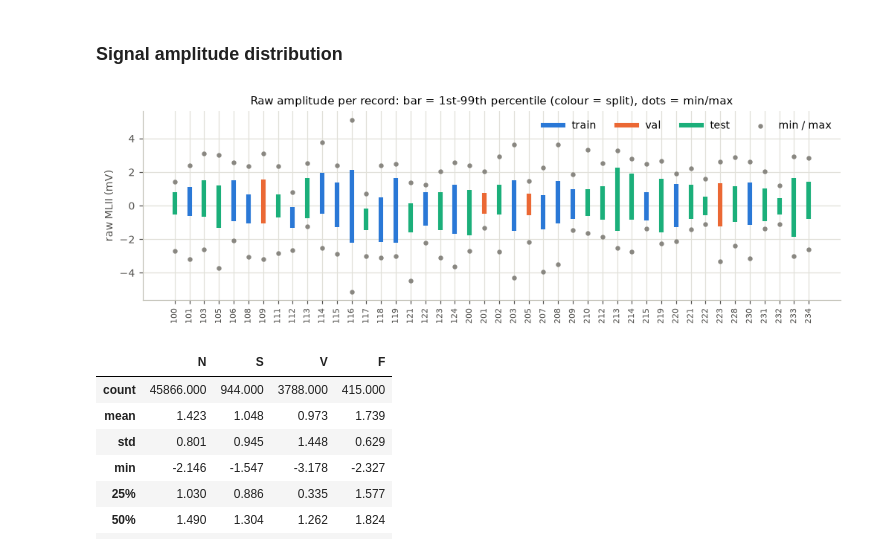
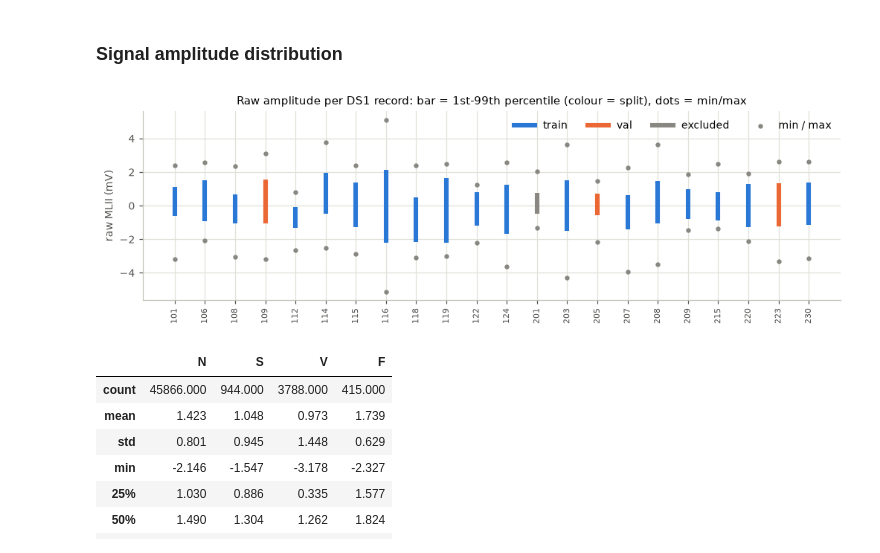
Before and after one commit to MisterD0ctor/D7043E, a Jupyter notebook: notebooks/EDA.ipynb, the cells around one changed output. Saved outputs shown, nothing was run; the diff lists cells and outputs as text; code cells hidden in the pictures.

```diff
--- a/notebooks/EDA.ipynb
+++ b/notebooks/EDA.ipynb
@@ -23,11 +23,13 @@ import matplotlib.pyplot as plt
 import numpy as np
 import pandas as pd
 import wfdb
-from matplotlib.colors import LogNorm
+from matplotlib.colors import LinearSegmentedColormap, LogNorm
 from scipy import signal as sps
+from scipy import stats
 
 from config import class_names, load_config, resolve, split_records, symbol_to_class
-from noise import load_noise, scaled_noise
+from features import FAMILIES, FEATURES, beat_features
+from noise import load_noise, noise_power, qrs_power, scaled_noise
 from prepare_data import load_record, preprocess_signal
 
 cfg = load_config("configs/data.yaml")
@@ -44,7 +46,7 @@ PRE = cfg["window"]["pre_samples"]
 
 # Categorical colours in fixed slot order (identity), recessive grid and axes.
 CLASS_COLORS = dict(zip(CLASSES, ["#2a78d6", "#eb6834", "#1baf7a", "#eda100"]))
-SPLIT_COLORS = {"train": "#2a78d6", "val": "#eb6834", "test": "#1baf7a"}
+SPLIT_COLORS = {"train": "#2a78d6", "val": "#eb6834", "test": "#1baf7a", "excluded": "#898781"}
 INK, INK2, MUTED = "#0b0b0b", "#52514e", "#898781"
 plt.rcParams.update({
     "figure.dpi": 110, "font.size": 9, "axes.titlesize": 10,
@@ -268,22 +311,22 @@ Share of each class contributed by its largest record:
 # %% [markdown]
 ### Signal amplitude distribution
 # %%
-# Per-record raw amplitude range (all used records, header-level statistics from prepare_data.py)
-rs = record_stats.sort_values("record")
+# Per-record raw amplitude range (DS1 records only, statistics from prepare_data.py)
+rs = record_stats[record_stats.record.isin(DS1)].sort_values("record")
 fig, ax = plt.subplots(figsize=(11, 3))
 xs = np.arange(len(rs))
 colors = [SPLIT_COLORS[s] for s in rs.split]
 ax.vlines(xs, rs.raw_p1_mV, rs.raw_p99_mV, color=colors, lw=4)
 extremes = ax.scatter(xs, rs.raw_min_mV, s=10, color=MUTED, zorder=3, label="min / max")
 ax.scatter(xs, rs.raw_max_mV, s=10, color=MUTED, zorder=3)
 ax.set_xticks(xs, rs.record, rotation=90, fontsize=7)
 ax.set_ylabel(f"raw {LEAD} (mV)")
-ax.set_title("Raw amplitude per record: bar = 1st-99th percentile (colour = split), dots = min/max")
-handles = [plt.Line2D([], [], color=c, lw=4, label=s) for s, c in SPLIT_COLORS.items()]
+ax.set_title("Raw amplitude per DS1 record: bar = 1st-99th percentile (colour = split), dots = min/max")
+handles = [plt.Line2D([], [], color=SPLIT_COLORS[s], lw=4, label=s) for s in ("train", "val", "excluded")]
 ax.legend(handles=handles + [extremes], ncols=4, loc="upper right")
 save(fig, "amplitude_per_record")
 # %% [output]
-[figure, old version]
+[figure, new version]
 # %%
 # R-peak amplitude (band-passed) per class - DS1 only
 r_amp = {c: [] for c in CLASSES}
```
Also changed, not shown: parts of 32 cells of this notebook, 7 other files.
